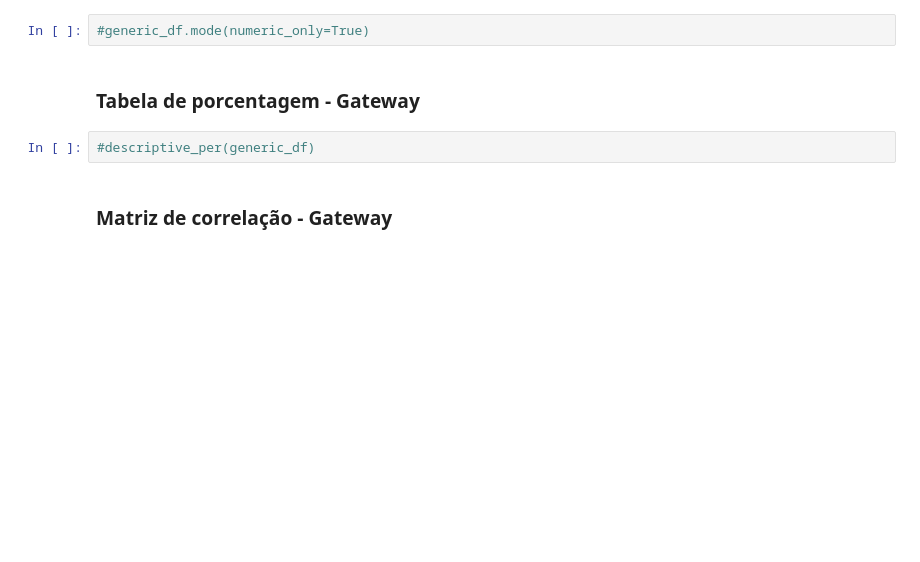
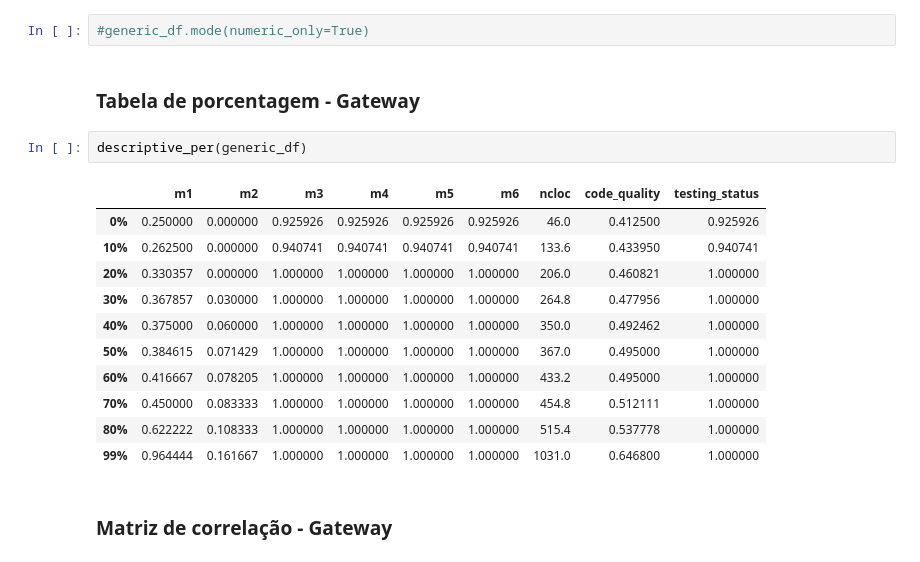
Before and after one commit to fga-eps-mds/2021.1-Cartografia-social-docs, a Jupyter notebook: analytics-raw-data/analytics1.ipynb, the cells around one changed output. Saved outputs shown, nothing was run; the diff lists cells and outputs as text; blank space fills up the shorter version.

```diff
--- a/analytics-raw-data/analytics1.ipynb
+++ b/analytics-raw-data/analytics1.ipynb
@@ -514,8 +518,20 @@ repository = "CARTOGRAFIA-SOCIAL-API-GATEWAY"
 #generic_df.mode(numeric_only=True)
 # %% [markdown]
 ### Tabela de porcentagem - Gateway
-# %%
-#descriptive_per(generic_df)
+# %%
+descriptive_per(generic_df)
+# %% [output]
+|  | m1 | m2 | m3 | m4 | m5 | m6 | ncloc | code_quality | testing_status |
+| 0% | 0.250000 | 0.000000 | 0.925926 | 0.925926 | 0.925926 | 0.925926 | 46.0 | 0.412500 | 0.925926 |
+| 10% | 0.262500 | 0.000000 | 0.940741 | 0.940741 | 0.940741 | 0.940741 | 133.6 | 0.433950 | 0.940741 |
+| 20% | 0.330357 | 0.000000 | 1.000000 | 1.000000 | 1.000000 | 1.000000 | 206.0 | 0.460821 | 1.000000 |
+| 30% | 0.367857 | 0.030000 | 1.000000 | 1.000000 | 1.000000 | 1.000000 | 264.8 | 0.477956 | 1.000000 |
+| 40% | 0.375000 | 0.060000 | 1.000000 | 1.000000 | 1.000000 | 1.000000 | 350.0 | 0.492462 | 1.000000 |
+| 50% | 0.384615 | 0.071429 | 1.000000 | 1.000000 | 1.000000 | 1.000000 | 367.0 | 0.495000 | 1.000000 |
+| 60% | 0.416667 | 0.078205 | 1.000000 | 1.000000 | 1.000000 | 1.000000 | 433.2 | 0.495000 | 1.000000 |
+| 70% | 0.450000 | 0.083333 | 1.000000 | 1.000000 | 1.000000 | 1.000000 | 454.8 | 0.512111 | 1.000000 |
+| 80% | 0.622222 | 0.108333 | 1.000000 | 1.000000 | 1.000000 | 1.000000 | 515.4 | 0.537778 | 1.000000 |
+| 99% | 0.964444 | 0.161667 | 1.000000 | 1.000000 | 1.000000 | 1.000000 | 1031.0 | 0.646800 | 1.000000 |
 # %% [markdown]
 ### Matriz de correlação - Gateway
 # %%
```
Also changed, not shown: parts of 3 cells of this notebook, 1 other file.
